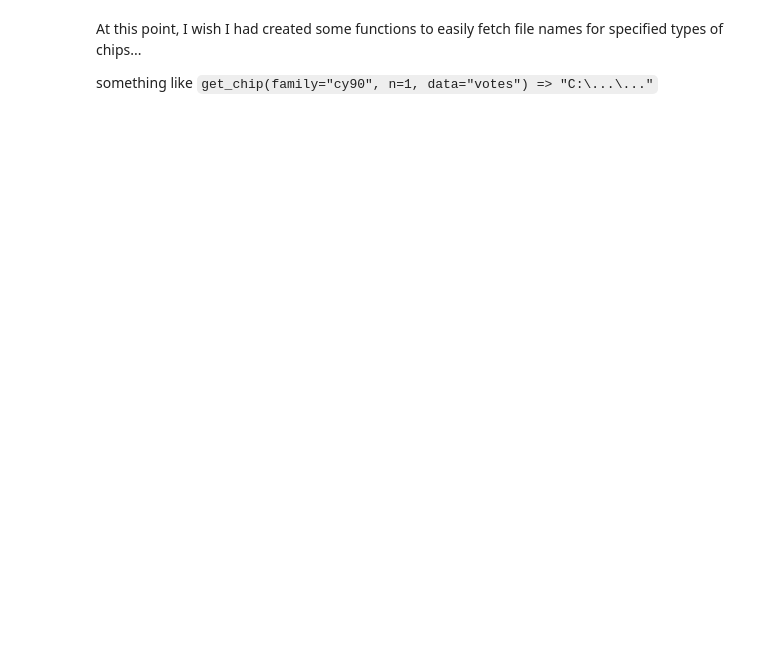
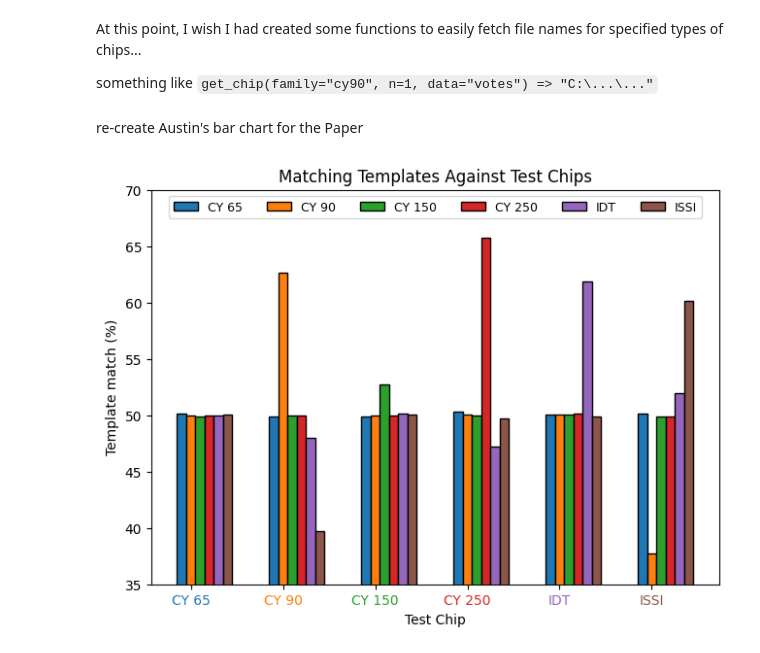
Before and after one commit to ihalseide/sram-fingerprint, a Jupyter notebook: analysis/izak_notebook.ipynb, the cells around one changed output. Cells and saved outputs as stored; diff of their text form; code cells hidden in the pictures; blank space fills up the shorter version.

````diff
--- a/analysis/izak_notebook.ipynb
+++ b/analysis/izak_notebook.ipynb
@@ -2724,7 +2730,7 @@ fig, axs = plt.subplots(ncols=len(label_and_votes_paths), sharey="row", layout="
 fig.set_figwidth(6.5 *2)
 
 for i, label_and_file_path in enumerate(label_and_votes_paths):
-    label, file_path = label_and_file_path
+    plt_label, file_path = label_and_file_path
 
     file_data = np.load(file_path)
     votes_y, _ = np.histogram(file_data, bins=51)
@@ -2752,7 +2758,7 @@ for i, label_and_file_path in enumerate(label_and_votes_paths):
     ax.set_yscale('log')
     ax.set_xlim(-1, 51)
     ax.legend(loc="upper center")
-    ax.set_title(f"{label}")
+    ax.set_title(f"{plt_label}")
 # %% [output]
 (13.66060142391665, 12.849764315626924, 12.160593992251144, 11.575270958178935, 11.131650404163263, 10.823292103710079, 10.594682829370829, 10.411268546115894, 10.31463647711259, 10.22230485391862, 10 ...
 (14.767757449361108, 10.898016287660916, 10.320354083368734, 10.005547627727275, 9.786841370416807, 9.62970838525334, 9.48311183169221, 9.375176614429117, 9.31099985507536, 9.226115291091546, 9.162095 ...
@@ -2788,7 +2794,7 @@ fig.set_figwidth(6.5 *2)
 fig.set_figheight(6.5 *5)
 
 for i, label_and_file_path in enumerate(label_and_votes_paths):
-    label, file_path = label_and_file_path
+    plt_label, file_path = label_and_file_path
 
     file_data = np.load(file_path)
 
@@ -2820,7 +2826,7 @@ for i, label_and_file_path in enumerate(label_and_votes_paths):
         # ax.legend(loc="upper center")
         ax.set_xlabel(f"{a=:.3f}\n{b=:.3f}\n{c=:.3f}")
         if j == 0:
-            ax.set_title(f"{label}, bit={j}")
+            ax.set_title(f"{plt_label}, bit={j}")
         else:
             ax.set_title(f"bit={j}")
 
@@ -2863,7 +2869,7 @@ fig, axs = plt.subplots(ncols=len(label_and_votes_paths), sharey="row", layout="
 fig.set_figwidth(6.5 *2)
 
 for i, label_and_file_path in enumerate(label_and_votes_paths):
-    label, file_path = label_and_file_path
+    plt_label, file_path = label_and_file_path
 
     file_data = np.load(file_path)
     votes_y, _ = np.histogram(file_data, bins=51)
@@ -2895,7 +2901,7 @@ for i, label_and_file_path in enumerate(label_and_votes_paths):
     ax.set_xlim(-1, 51)
     ax.set_xticks([0, 25, 50])
     ax.legend(loc="upper center")
-    ax.set_title(f"{label}")
+    ax.set_title(f"{plt_label}")
 # %% [output]
 (13.66060142391665, 12.849764315626924, 12.160593992251144, 11.575270958178935, 11.131650404163263, 10.823292103710079, 10.594682829370829, 10.411268546115894, 10.31463647711259, 10.22230485391862, 10 ...
 (14.767757449361108, 10.898016287660916, 10.320354083368734, 10.005547627727275, 9.786841370416807, 9.62970838525334, 9.48311183169221, 9.375176614429117, 9.31099985507536, 9.226115291091546, 9.162095 ...
@@ -2934,7 +2940,7 @@ fig, axs = plt.subplots(ncols=len(label_and_votes_paths), sharey="row", layout="
 fig.set_figwidth(6.5 *2)
 
 for i, label_and_file_path in enumerate(label_and_votes_paths):
-    label, file_path = label_and_file_path
+    plt_label, file_path = label_and_file_path
 
     file_data = np.load(file_path)
     votes_y, _ = np.histogram(file_data, bins=51)
@@ -2972,7 +2978,7 @@ for i, label_and_file_path in enumerate(label_and_votes_paths):
     ax.set_xlim(-1, 51)
     ax.set_xticks([0, 25, 50])
     ax.legend(loc="upper center")
-    ax.set_title(f"{label}")
+    ax.set_title(f"{plt_label}")
 # %% [output]
 [figure]
 # %% [markdown]
@@ -3220,3 +3224,55 @@ plot_correlation_matrix_2(mat, test_file_names[:,0], list(e[0] for e in template
 At this point, I wish I had created some functions to easily fetch file names for specified types of chips...
 
 something like ```get_chip(family="cy90", n=1, data="votes") => "C:\...\..."```
+# %% [markdown]
+re-create Austin's bar chart for the Paper
+# %%
+# Desired order
+chip_names = template_order = [ "CY 65", "CY 90", "CY 150", "CY 250", "IDT", "ISSI" ]
+
+# Actual data order
+templates = [ "CY 90", "CY 65", "CY 150", "CY 250", "IDT", "ISSI"]
+cy90 = [ 62.61, 49.89, 49.94, 49.96, 47.97, 39.69 ]
+cy65 = [ 49.94, 50.16, 49.93, 50, 49.94, 50.09 ]
+cy150 = [ 50.01, 49.89, 52.73, 49.98, 50.17, 50.02 ]
+cy250 = [ 50.02, 50.29, 49.97, 65.71, 47.18, 49.75 ]
+idt = [ 50.1, 50.07, 50.02, 50.17, 61.89, 49.92 ]
+issi = [ 37.77, 50.15, 49.9, 49.9, 51.94, 60.17 ]
+data = {
+    "CY 65": cy65,
+    "CY 90": cy90,
+    "CY 150": cy150,
+    "CY 250": cy250,
+    "IDT": idt,
+    "ISSI": issi,
+}
+
+xs = np.arange(len(templates))
+fig, ax = plt.subplots(layout='constrained')
+
+width = 0.5
+
+chip_colors = {
+    "CY 65": "tab:blue",
+    "CY 90": "tab:orange",
+    "CY 150": "tab:green",
+    "CY 250": "tab:red",
+    "IDT": "tab:purple",
+    "ISSI": "tab:brown",
+}
+
+for i, plt_label in enumerate(template_order):
+    column = templates.index(plt_label)
+    template_data = [ data[chip_name][column] for chip_name in chip_names ]
+    ax.bar(xs*5 + width * i, template_data, width=width, label=plt_label, color=chip_colors[plt_label], edgecolor="black")
+ax.set_xticks(xs*5 + width, chip_names)
+# ax.set_xticklabels(ax.get_xticklabels(), rotation=45, ha='right')
+ax.set_ylim(35, 70)
+ax.set_xlabel("Test Chip")
+ax.set_ylabel("Template match (%)")
+ax.set_title("Matching Templates Against Test Chips")
+ax.legend(loc="upper center", ncols=6, prop={'size': 9})
+for i, plt_label in enumerate(ax.xaxis.get_ticklabels()):
+    plt_label.set_color(chip_colors[plt_label.get_text()])
+# %% [output]
+[figure, added]
````
Also changed, not shown: parts of 16 cells of this notebook.
